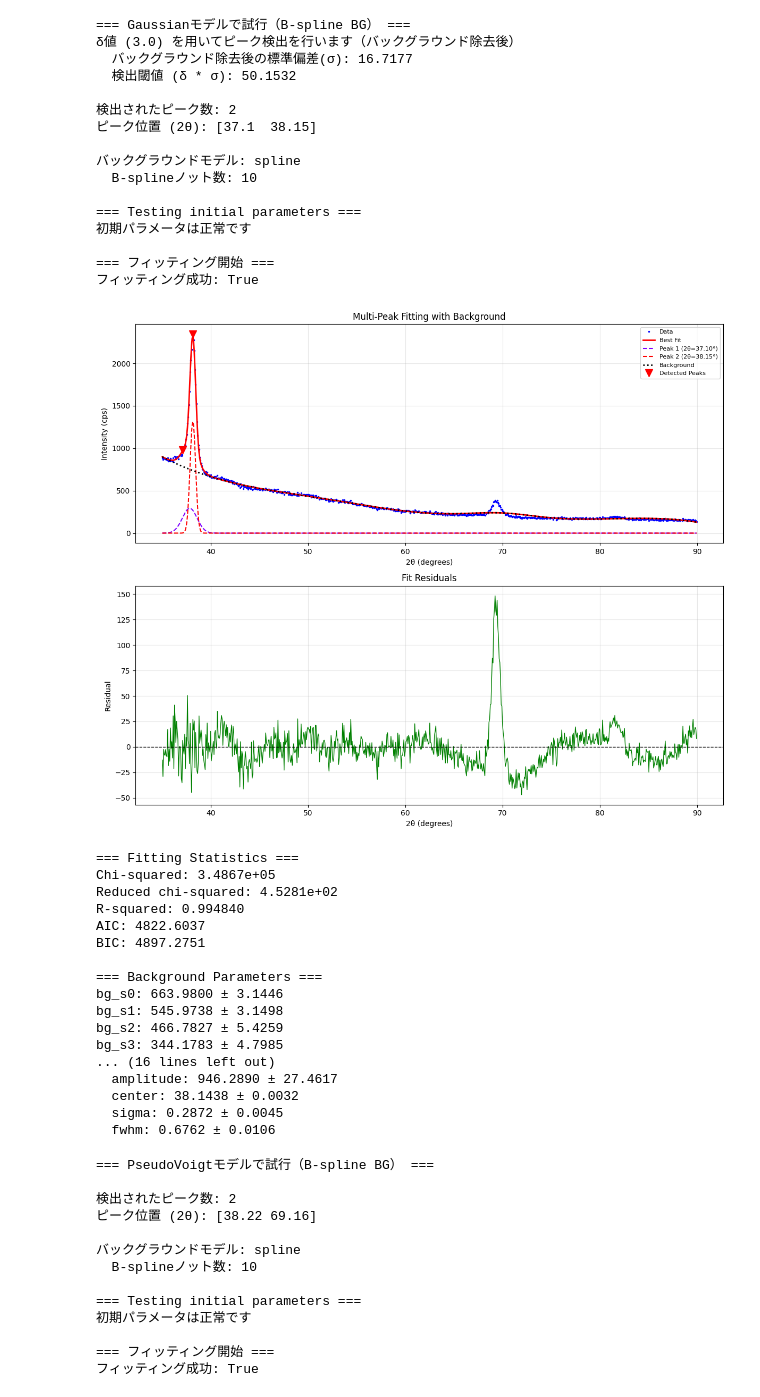
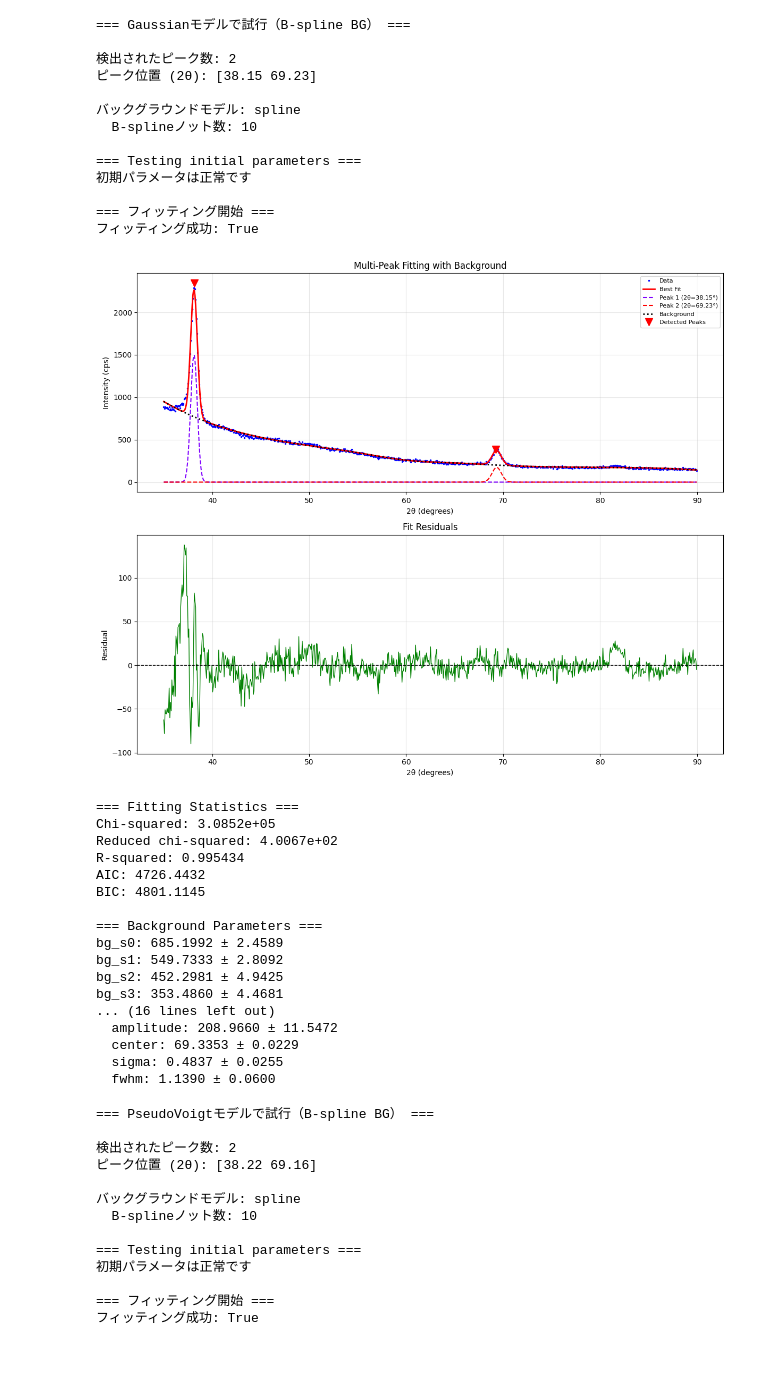
Before and after one commit to sato1214syun/xrd-1d-profile-analyzer, a Jupyter notebook: xrd_profile_analysis.ipynb, the cells around one changed output. Saved outputs shown, nothing was run; the diff lists cells and outputs as text; code cells hidden in the pictures; blank space fills up the shorter version.

```diff
--- a/xrd_profile_analysis.ipynb
+++ b/xrd_profile_analysis.ipynb
@@ -14,56 +14,54 @@ from lmfit.models import GaussianModel
 
 ras_x = ras_df["x"].to_numpy()
 ras_y = ras_df["cps"].to_numpy()
 
 print("=== Gaussianモデルで試行（B-spline BG） ===")
 result_gaussian, peak_indices_gaussian = find_and_fit_peaks(
     ras_x,
     ras_y,
     GaussianModel,
+    height=None,
+    prominence=None,
     distance=10,
     width=3,
     background_type="spline",  # B-spline
     num_knots=10,
-    delta=3.0,  # 追加
 )
 
 if result_gaussian is not None:
     plot_multi_peak_fit(ras_x, ras_y, result_gaussian, peak_indices_gaussian)
 # %% [output]
 === Gaussianモデルで試行（B-spline BG） ===
-δ値 (3.0) を用いてピーク検出を行います（バックグラウンド除去後）
-  バックグラウンド除去後の標準偏差(σ): 16.7177
-  検出閾値 (δ * σ): 50.1532
 
 検出されたピーク数: 2
-ピーク位置 (2θ): [37.1  38.15]
+ピーク位置 (2θ): [38.15 69.23]
 
 バックグラウンドモデル: spline
   B-splineノット数: 10
 
 === Testing initial parameters ===
 初期パラメータは正常です
 
 === フィッティング開始 ===
 フィッティング成功: True
-[figure, old version]
+[figure, new version]
 === Fitting Statistics ===
-Chi-squared: 3.4867e+05
-Reduced chi-squared: 4.5281e+02
-R-squared: 0.994840
-AIC: 4822.6037
-BIC: 4897.2751
+Chi-squared: 3.0852e+05
+Reduced chi-squared: 4.0067e+02
+R-squared: 0.995434
+AIC: 4726.4432
+BIC: 4801.1145
 
 === Background Parameters ===
-bg_s0: 663.9800 ± 3.1446
-bg_s1: 545.9738 ± 3.1498
-bg_s2: 466.7827 ± 5.4259
-bg_s3: 344.1783 ± 4.7985
+bg_s0: 685.1992 ± 2.4589
+bg_s1: 549.7333 ± 2.8092
+bg_s2: 452.2981 ± 4.9425
+bg_s3: 353.4860 ± 4.4681
 ... (16 lines left out)
-  amplitude: 946.2890 ± 27.4617
-  center: 38.1438 ± 0.0032
-  sigma: 0.2872 ± 0.0045
-  fwhm: 0.6762 ± 0.0106
+  amplitude: 208.9660 ± 11.5472
+  center: 69.3353 ± 0.0229
+  sigma: 0.4837 ± 0.0255
+  fwhm: 1.1390 ± 0.0600
 # %%
 # PseudoVoigtModelで試す（B-splineバックグラウンド込み）
 from lmfit.models import PseudoVoigtModel
```
Also changed, not shown: 1 other file.
